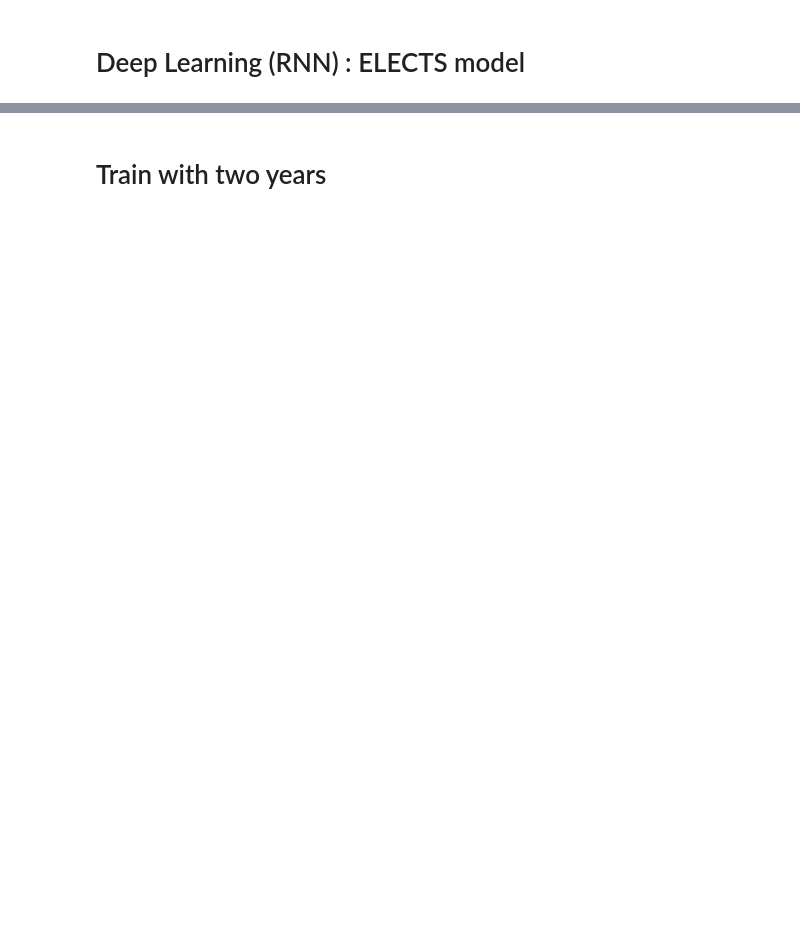
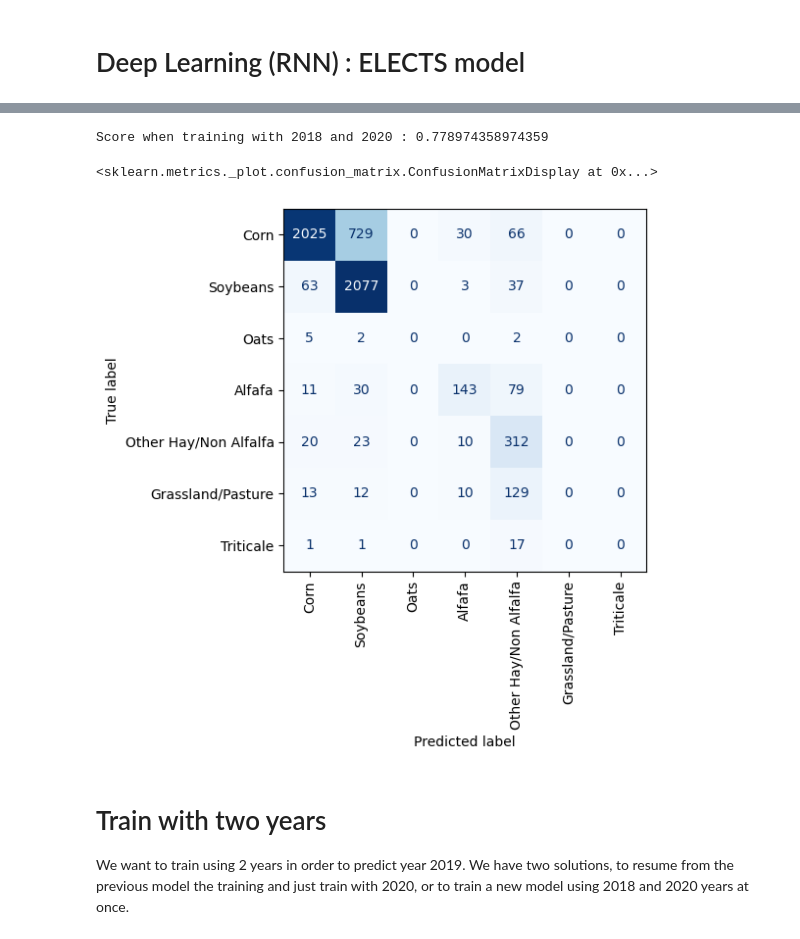
Before and after one commit to earthdaily/bids2023-hackathon, a Jupyter notebook: edagro-crop-detection/workflow.ipynb, the cells around one changed output, grey strips where cells are left out. Drawn from its saved outputs; the diff is of its cells as text; code cells hidden in the pictures; blank space fills up the shorter version.

```diff
--- a/edagro-crop-detection/workflow.ipynb
+++ b/edagro-crop-detection/workflow.ipynb
@@ -134,9 +151,7 @@ y_18 = utils.y_to_range(y_18)
 y_19 = utils.y_to_range(y_19)
 y_20 = utils.y_to_range(y_20)
 # %%
-# # for xgboost, only support class range(0 to n)
-model = xgb.XGBClassifier()  #
-
+# confusion matrix kwargs
 cm_plot_kwargs = dict(
     display_labels=list(utils.y_labels.values()),
     cmap="Blues",
@@ -214,3 +217,16 @@ Score when training with 2018 and 2020 : 0.7716239316239316
+# %%
+y_pred = model.predict(utils.x_to_torch(X_19, n_bands))[2].detach().numpy()
+
+score = metrics.accuracy_score(y_19, y_pred)
+print(f"Score when training with 2018 and 2020 : {score}")
+
+metrics.ConfusionMatrixDisplay.from_predictions(y_19, y_pred, **cm_plot_kwargs)
+# %% [output]
+Score when training with 2018 and 2020 : 0.778974358974359
+<sklearn.metrics._plot.confusion_matrix.ConfusionMatrixDisplay at 0x...>
+[figure, added]
 # %% [markdown]
 # Train with two years
+
+We want to train using 2 years in order to predict year 2019. We have two solutions, to resume from the previous model the training and just train with 2020, or to train a new model using 2018 and 2020 years at once.
 # %%
```
Also changed, not shown: parts of 16 cells of this notebook, 2 other files.
